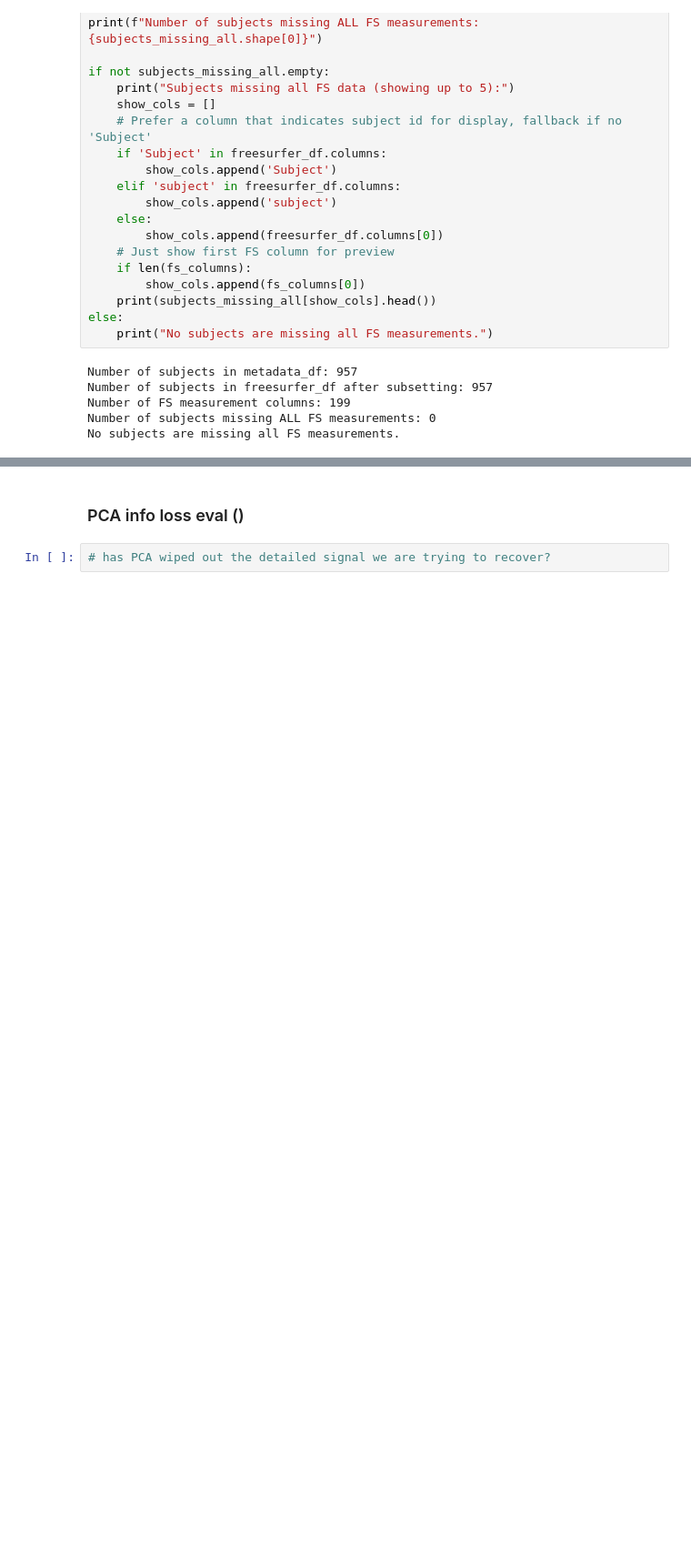
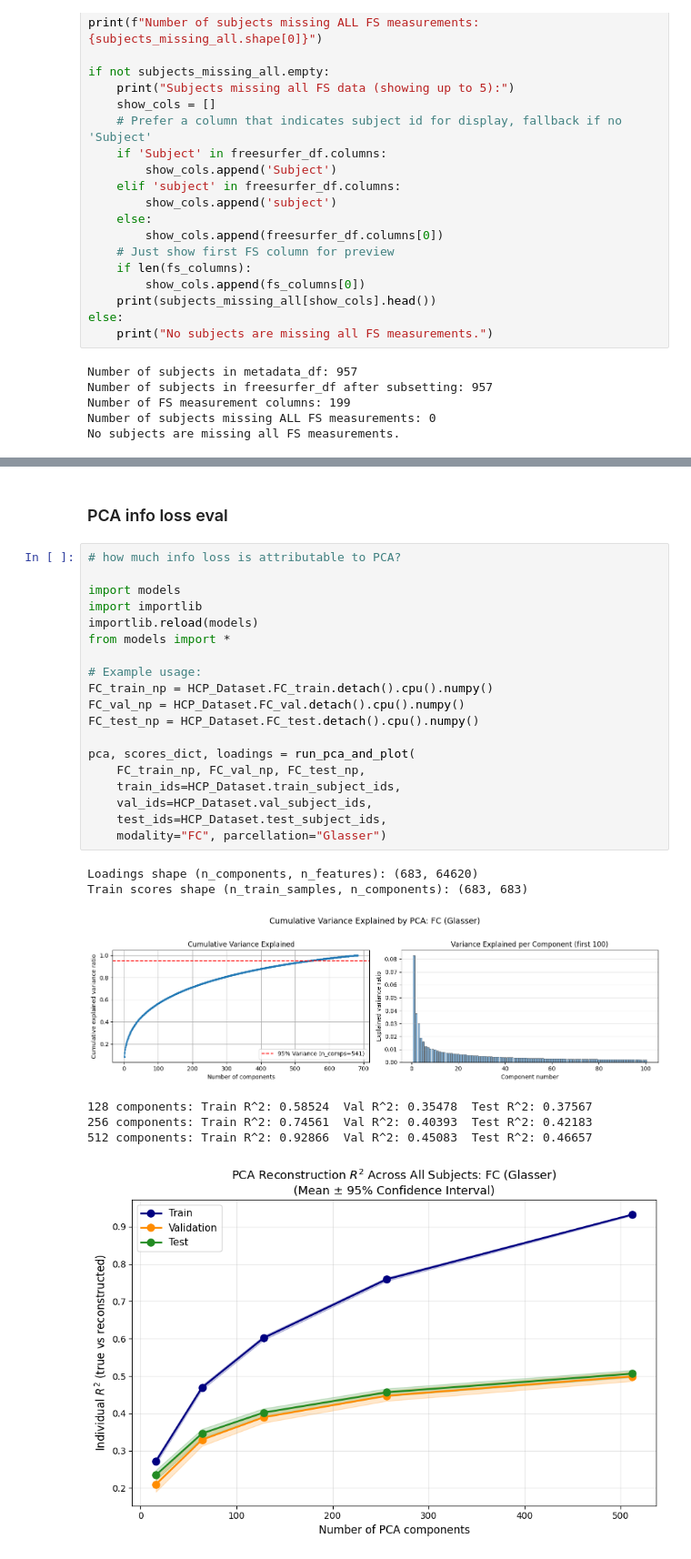
Before and after one commit to alexander-ratzan/Conn2Conn, a Jupyter notebook: toy.ipynb, the cells around one changed output, grey strips where cells are left out. Shown at 91% size. Cells and saved outputs as stored; diff of their text form; blank space fills up the shorter version.

Commit message:
PCA and PCA^-1 info within modality info loss eval

```diff
--- a/toy.ipynb
+++ b/toy.ipynb
@@ -276,4 +287,29 @@ AttributeError: 'HCP_Dataset' object has no attribute 'SC_train_avg'
 # %% [markdown]
-### PCA info loss eval ()
+### PCA info loss eval
 # %%
-# has PCA wiped out the detailed signal we are trying to recover?
+# how much info loss is attributable to PCA?
+
+import models
+import importlib
+importlib.reload(models)
+from models import *
+
+# Example usage:
+FC_train_np = HCP_Dataset.FC_train.detach().cpu().numpy()
+FC_val_np = HCP_Dataset.FC_val.detach().cpu().numpy()
+FC_test_np = HCP_Dataset.FC_test.detach().cpu().numpy()
+
+pca, scores_dict, loadings = run_pca_and_plot(
+    FC_train_np, FC_val_np, FC_test_np,
+    train_ids=HCP_Dataset.train_subject_ids,
+    val_ids=HCP_Dataset.val_subject_ids,
+    test_ids=HCP_Dataset.test_subject_ids,
+    modality="FC", parcellation="Glasser")
+# %% [output]
+Loadings shape (n_components, n_features): (683, 64620)
+Train scores shape (n_train_samples, n_components): (683, 683)
+[figure, added]
+128 components: Train R^2: 0.58524  Val R^2: 0.35478  Test R^2: 0.37567
+256 components: Train R^2: 0.74561  Val R^2: 0.40393  Test R^2: 0.42183
+512 components: Train R^2: 0.92866  Val R^2: 0.45083  Test R^2: 0.46657
+[figure, added]
```
Also changed, not shown: parts of 12 cells of this notebook, 4 other files.
